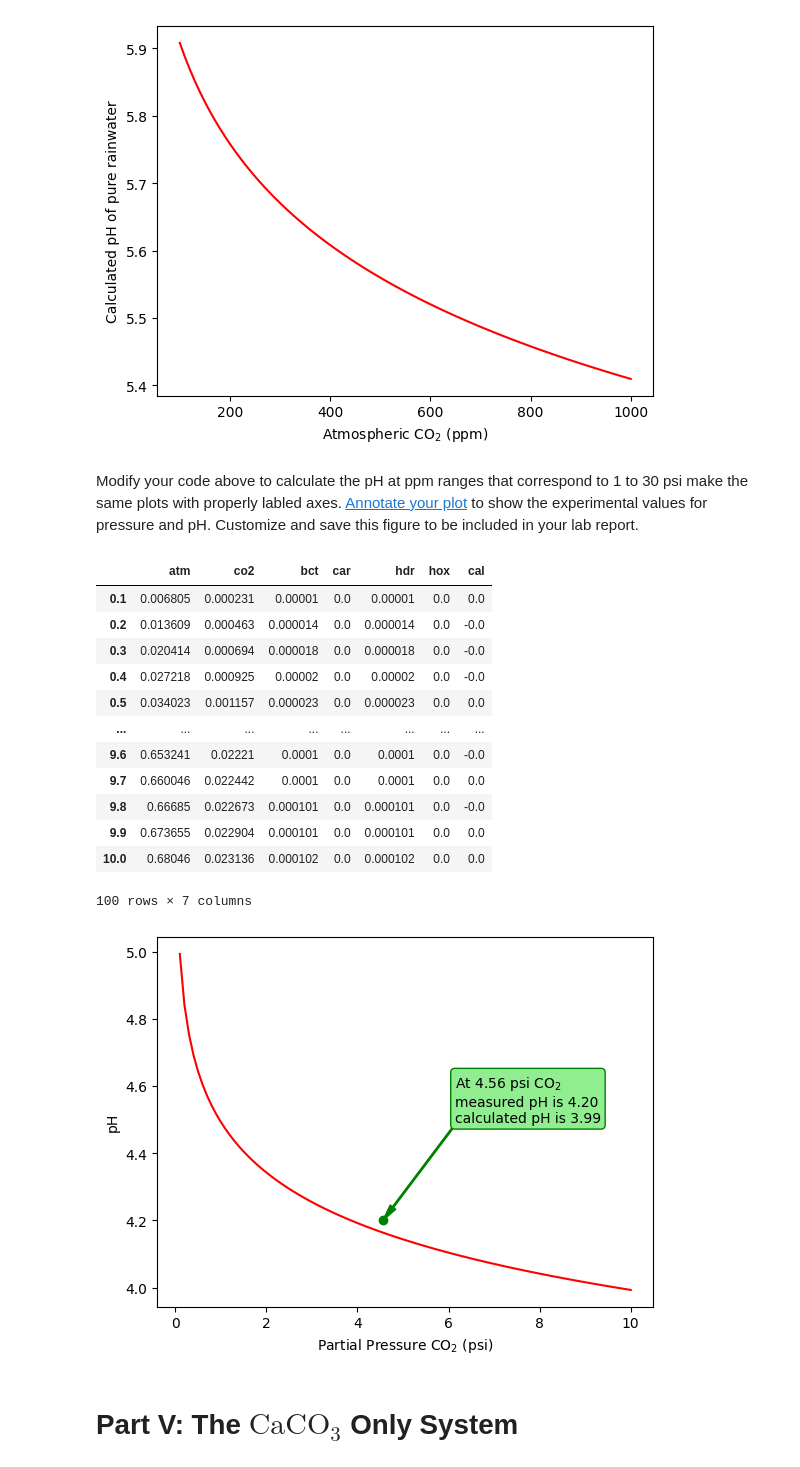
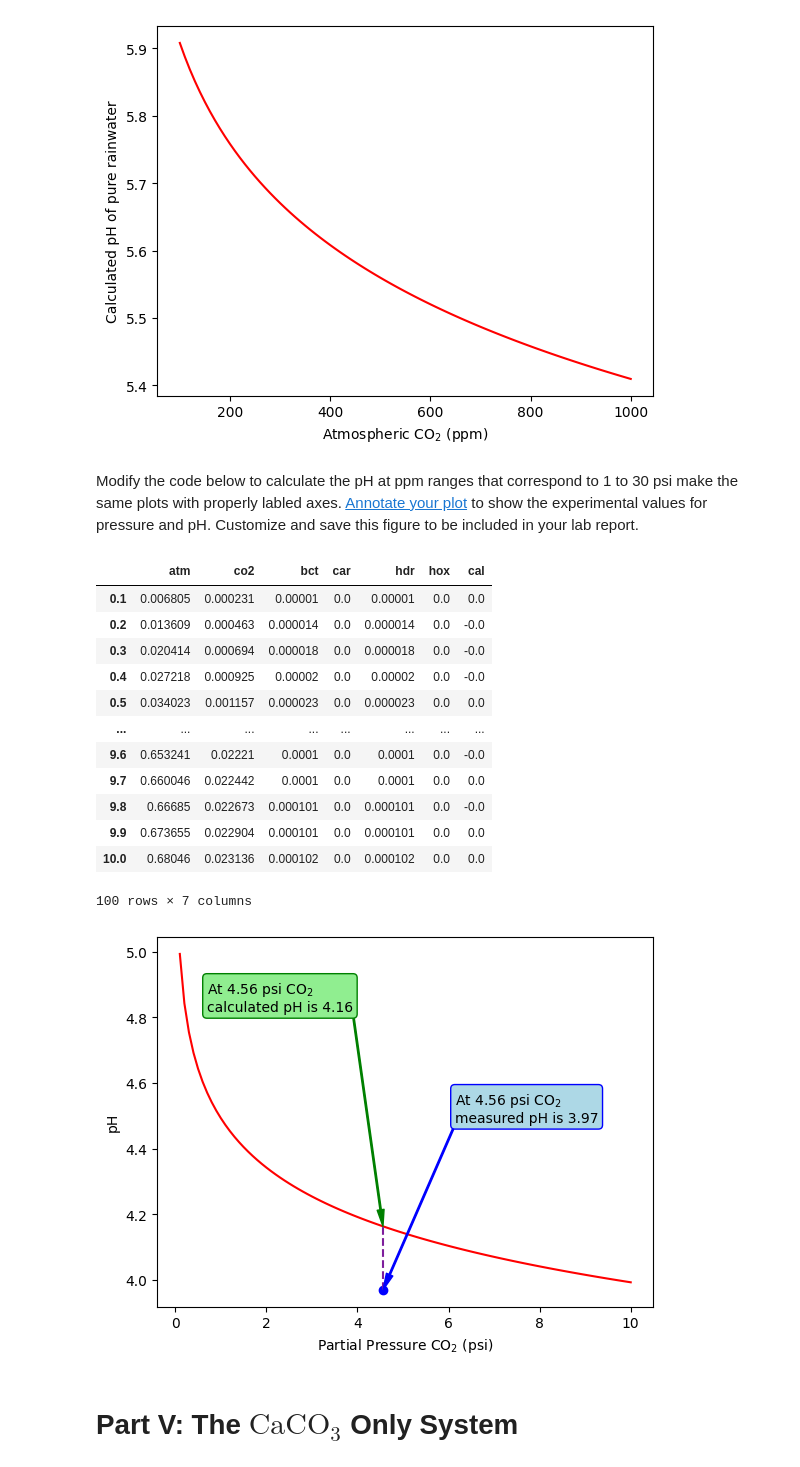
Before and after one commit to wphall/CO2-Equilibrium, a Jupyter notebook: Student_Notebook_CO2_Equilibrium.ipynb, the cells around one changed output. Drawn from its saved outputs; the diff is of its cells as text; code cells hidden in the pictures.

```diff
--- a/Student_Notebook_CO2_Equilibrium.ipynb
+++ b/Student_Notebook_CO2_Equilibrium.ipynb
@@ -642,21 +555,0 @@ We can now loop through each of the pressures in the range  In each pass we will
-# %%
-for PPM,Index in zip(PPMVals,PPMIdxs):     #this loop will step through the mixing ratios and their indexes
-  Pinit=PPM/1.0e6                          #change units of Pinit for this iteration of the loop to atmospheres
-  print("Pressure=",PPM,end=' ')           #print the pressure to the screen, you may want to comment this later
-
-  #inital guess for the CO2 only system loaded into an array
-  atm=Pinit
-  co2=Pinit*Kh
-  bct=np.sqrt(Ka1*co2)
-  hdr=np.sqrt(Ka1*co2)
-  hox=Kw/hdr
-  car=Ka2*bct/hdr
-  cal=0.0
-  xGuess=np.array([atm,co2,bct,car,hdr,hox,cal])
-
-  xCalc=fsolve(FunCO2OnlyOpen,xGuess) #SciPy does the work!
-  dfRangeP.iloc[Index,:]=xCalc        #store the result in the appropriate spot in the dataframe
-  pHCalc=-np.log10(xCalc[4])          #hydronium ion has an index of 4 (5th value, but indexing starts with 0!)
-  print("pH=",pHCalc)                 #print the calculated pH, you may want to comment this later
-
-dfRangeP #display the dataframe
@@ -785,7 +633,7 @@ ax.set_ylabel("Calculated pH of pure rainwater")
 Text(0, 0.5, 'Calculated pH of pure rainwater')
 [figure]
 # %% [markdown]
-Modify your code above to calculate the pH at ppm ranges that correspond to 1 to 30 psi make the same plots with properly labled axes.  [Annotate your plot](https://matplotlib.org/stable/api/_as_gen/matplotlib.pyplot.annotate.html) to show the experimental values for pressure and pH.  Customize and save this figure to be included in your lab report.
+Modify the code below to calculate the pH at ppm ranges that correspond to 1 to 30 psi make the same plots with properly labled axes.  [Annotate your plot](https://matplotlib.org/stable/api/_as_gen/matplotlib.pyplot.annotate.html) to show the experimental values for pressure and pH.  Customize and save this figure to be included in your lab report.
 # %%
 import numpy as np                    #the numpy library contains fast math functions designed to operate on and store arrays of numbers
 import matplotlib.pyplot as plt       #the matplotlib.pyplot library is used to make plots and figures
@@ -854,48 +702,55 @@ ax.set_xlabel("Partial Pressure $\mathrm{CO_2}$ (psi)")
 ax.set_ylabel("pH")
 
 PSIExp=4.56
-PHExp=4.20
-ax.plot(PSIExp,PHExp, linestyle='none', marker='o', color="green")
+PHExp=3.97
+
+ax.plot(PSIExp,PHExp, linestyle='none', marker='o', color="blue")
 strPHExp="{:.2f}".format(PHExp)
 
 PPMExp=PSIExp*0.06804596*1.0e6
-Pinit=PPM/1.0e6
+Pinit=PPMExp/1.0e6
 atm=Pinit
 co2=Pinit*Kh
 bct=np.sqrt(Ka1*co2)
 hdr=np.sqrt(Ka1*co2)
 hox=Kw/hdr
 car=Ka2*bct/hdr
 cal=0.0
 xGuess=np.array([atm,co2,bct,car,hdr,hox,cal])
 xExp=fsolve(FunCO2OnlyOpen,xGuess)
 pHCalc=-np.log10(xExp[4])
 str_pHCalc="{:.2f}".format(pHCalc)
 ax.annotate('At '+str(PSIExp)+' psi $\mathrm{CO_2}$\n'+
-            'measured pH is '+str(strPHExp)+'\n'+
-            'calculated pH is '+str(str_pHCalc),
+            'measured pH is '+str(strPHExp),
             xy=(PSIExp, PHExp), xycoords='data',                           #"data' is the default unit for graph coodinates
             xytext=(0.6, 0.5), textcoords='axes fraction',                 #'axes fraction' is (x,y) lower left is (0,0) upper right is (1,1)
+            arrowprops={'color': 'blue', 'width':1, 'headwidth':5},
+            bbox={'boxstyle':'round', 'edgecolor':'blue','facecolor':'lightBlue'}
+            )
+ax.annotate('At '+str(PSIExp)+' psi $\mathrm{CO_2}$\n'+
+            'calculated pH is '+str(str_pHCalc),
+            xy=(PSIExp, pHCalc), xycoords='data',                           #"data' is the default unit for graph coodinates
+            xytext=(0.1, 0.8), textcoords='axes fraction',                 #'axes fraction' is (x,y) lower left is (0,0) upper right is (1,1)
             arrowprops={'color': 'green', 'width':1, 'headwidth':5},
             bbox={'boxstyle':'round', 'edgecolor':'green','facecolor':'lightGreen'}
             )
-
+ax.vlines(PSIExp, np.min([pHCalc,PHExp]), np.max([pHCalc,PHExp]),linestyles='dashed',color="xkcd:purple")
 dfRangeP
 # %% [output]
 |  | atm | co2 | bct | car | hdr | hox | cal |
 | 0.1 | 0.006805 | 0.000231 | 0.00001 | 0.0 | 0.00001 | 0.0 | 0.0 |
 | 0.2 | 0.013609 | 0.000463 | 0.000014 | 0.0 | 0.000014 | 0.0 | -0.0 |
 | 0.3 | 0.020414 | 0.000694 | 0.000018 | 0.0 | 0.000018 | 0.0 | -0.0 |
 | 0.4 | 0.027218 | 0.000925 | 0.00002 | 0.0 | 0.00002 | 0.0 | -0.0 |
 | 0.5 | 0.034023 | 0.001157 | 0.000023 | 0.0 | 0.000023 | 0.0 | 0.0 |
 | ... | ... | ... | ... | ... | ... | ... | ... |
 | 9.6 | 0.653241 | 0.02221 | 0.0001 | 0.0 | 0.0001 | 0.0 | -0.0 |
 | 9.7 | 0.660046 | 0.022442 | 0.0001 | 0.0 | 0.0001 | 0.0 | 0.0 |
 | 9.8 | 0.66685 | 0.022673 | 0.000101 | 0.0 | 0.000101 | 0.0 | -0.0 |
 | 9.9 | 0.673655 | 0.022904 | 0.000101 | 0.0 | 0.000101 | 0.0 | 0.0 |
 | 10.0 | 0.68046 | 0.023136 | 0.000102 | 0.0 | 0.000102 | 0.0 | 0.0 |
 100 rows × 7 columns
-[figure, old version]
+[figure, new version]
 # %% [markdown]
 # Part V: The $\mathrm{CaCO_3}$ Only System
 # %% [markdown]
```
Also changed, not shown: parts of 12 cells of this notebook.
